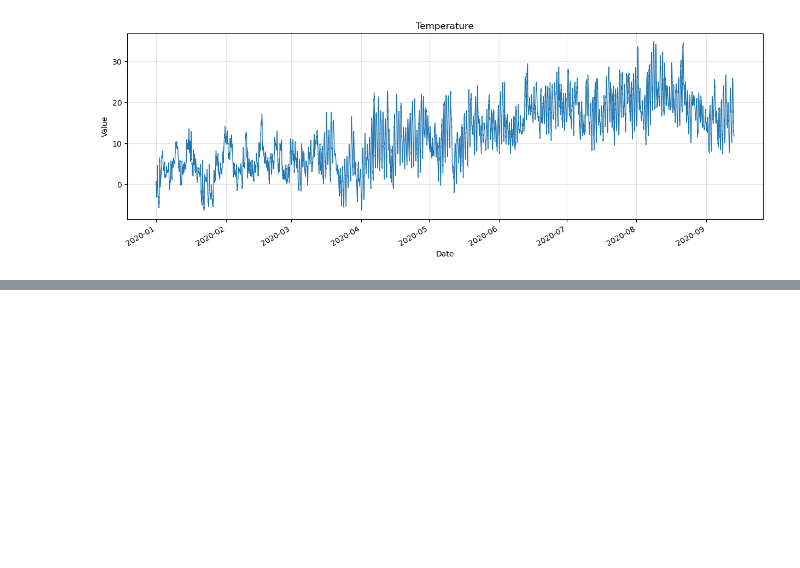
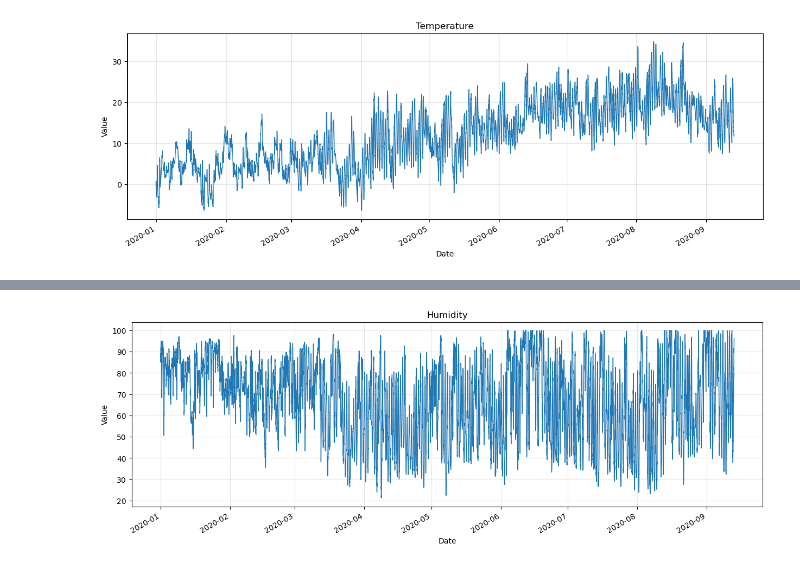
Before and after one commit to MrWlobo/Weather-Forecasting, a Jupyter notebook: main.ipynb, the cells around one changed output, grey strips where cells are left out. Saved outputs shown, nothing was run; the diff lists cells and outputs as text; code cells hidden in the pictures; blank space fills up the shorter version.

```diff
--- a/main.ipynb
+++ b/main.ipynb
@@ -185,0 +190,4 @@ plot_series(eda_df, "T", "Temperature")
+# %%
+plot_series(eda_df, "rh", "Humidity")
+# %% [output]
+[figure, added]
```
Also changed, not shown: parts of 1 cell of this notebook.
